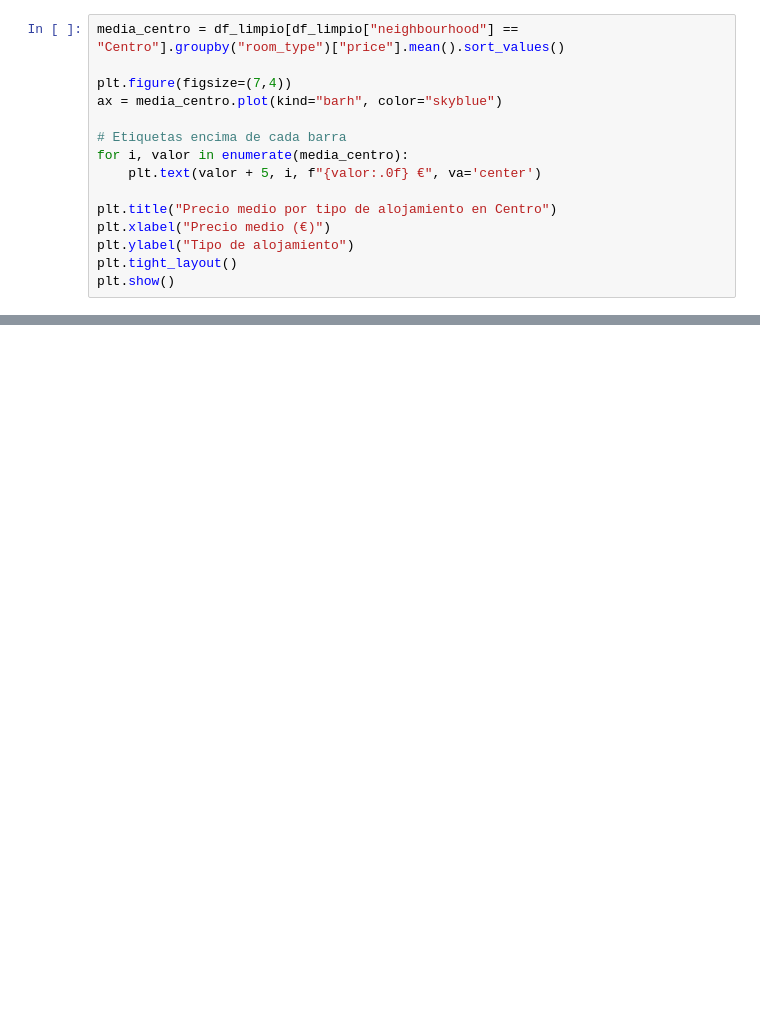
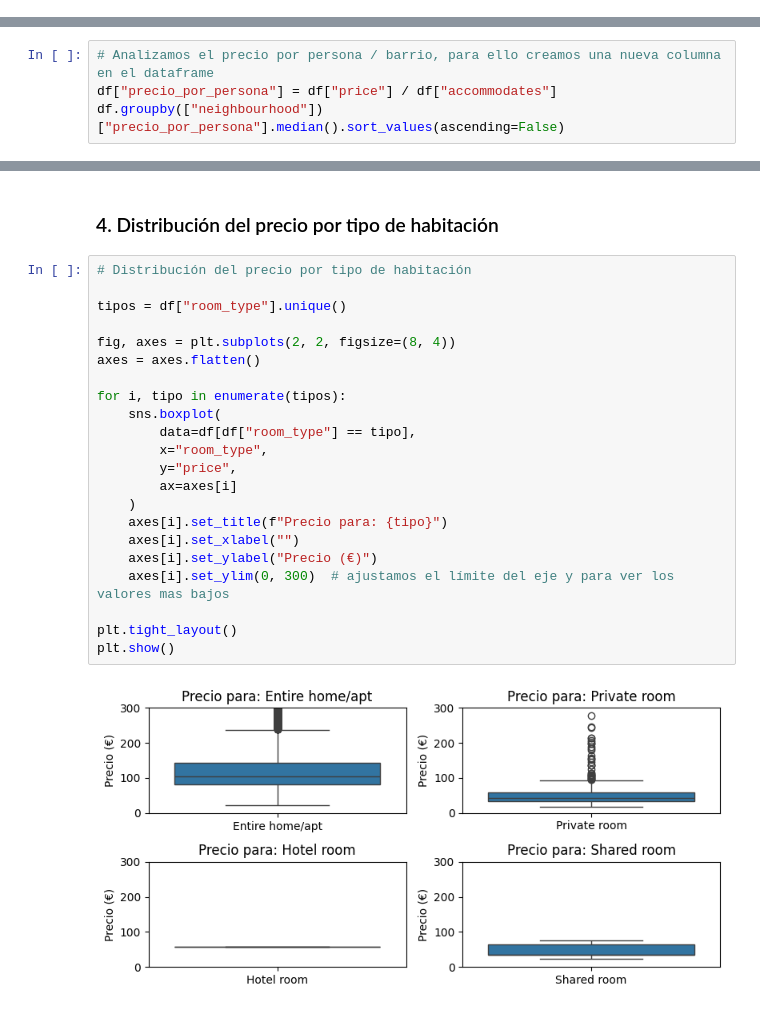
Before and after one commit to MHHsim/Proyect-Break-I, a Jupyter notebook: Pendiente/Hipotesis_1.ipynb, the cells around one changed output, grey strips where cells are left out. Cells and saved outputs as stored; diff of their text form; blank space fills up the shorter version.

```diff
--- a/Pendiente/Hipotesis_1.ipynb
+++ b/Pendiente/Hipotesis_1.ipynb
@@ -363,15 +52,0 @@ plt.show()
-# %%
-media_centro = df_limpio[df_limpio["neighbourhood"] == "Centro"].groupby("room_type")["price"].mean().sort_values()
-
-plt.figure(figsize=(7,4))
-ax = media_centro.plot(kind="barh", color="skyblue")
-
-# Etiquetas encima de cada barra
-for i, valor in enumerate(media_centro):
-    plt.text(valor + 5, i, f"{valor:.0f} €", va='center')
-
-plt.title("Precio medio por tipo de alojamiento en Centro")
-plt.xlabel("Precio medio (€)")
-plt.ylabel("Tipo de alojamiento")
-plt.tight_layout()
-plt.show()
@@ -432,0 +180,4 @@ Los hosts ajustan tarifas para mantener ocupación en un entorno muy competitivo
+# %%
+# Analizamos el precio por persona / barrio, para ello creamos una nueva columna en el dataframe
+df["precio_por_persona"] = df["price"] / df["accommodates"]
+df.groupby(["neighbourhood"])["precio_por_persona"].median().sort_values(ascending=False)
@@ -432,0 +263,26 @@ Los hosts ajustan tarifas para mantener ocupación en un entorno muy competitivo
+# %% [markdown]
+### 4. Distribución del precio por tipo de habitación
+# %%
+# Distribución del precio por tipo de habitación
+
+tipos = df["room_type"].unique()
+
+fig, axes = plt.subplots(2, 2, figsize=(8, 4))
+axes = axes.flatten()
+
+for i, tipo in enumerate(tipos):
+    sns.boxplot(
+        data=df[df["room_type"] == tipo],
+        x="room_type",
+        y="price",
+        ax=axes[i]
+    )
+    axes[i].set_title(f"Precio para: {tipo}")
+    axes[i].set_xlabel("")
+    axes[i].set_ylabel("Precio (€)")
+    axes[i].set_ylim(0, 300)  # ajustamos el límite del eje y para ver los valores mas bajos
+
+plt.tight_layout()
+plt.show()
+# %% [output]
+[figure, added]
```
Also changed, not shown: parts of 77 cells of this notebook, 4 other files.
